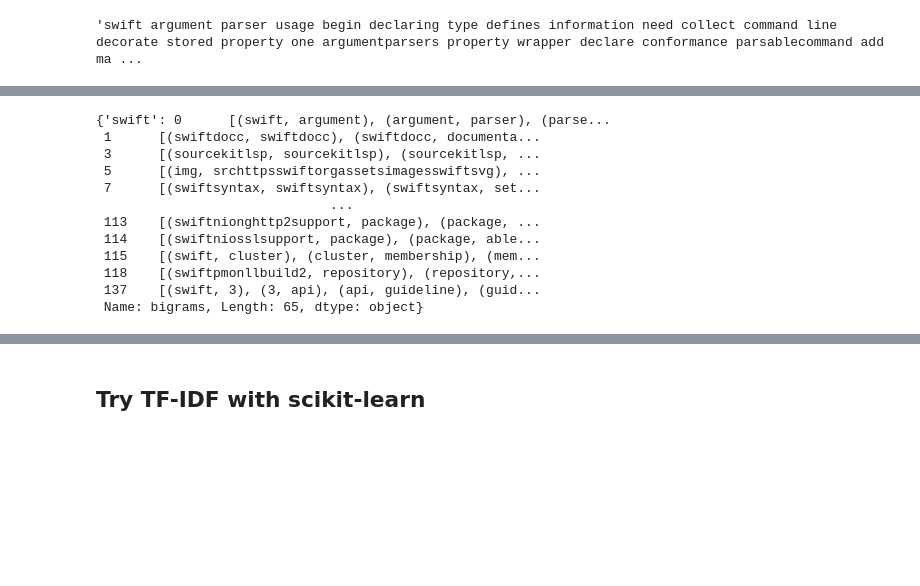
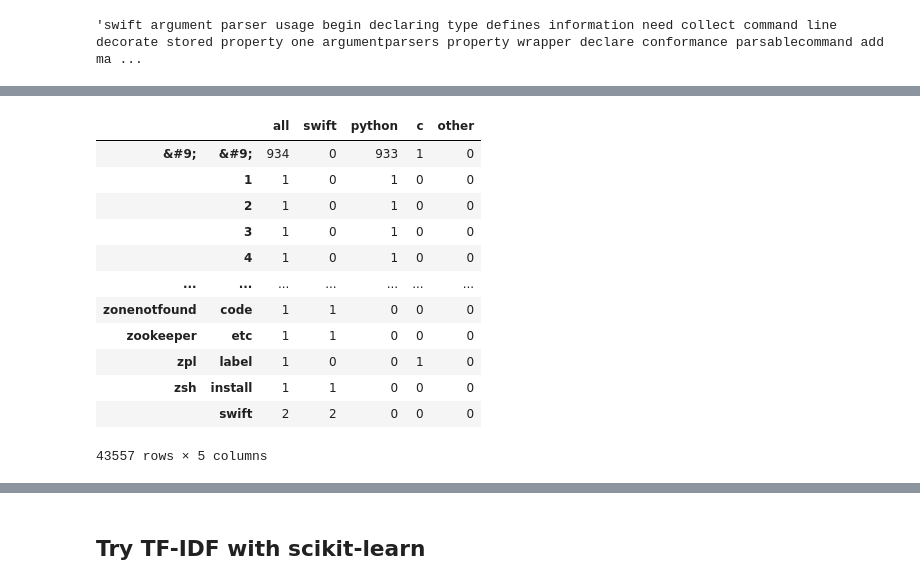
Before and after one commit to NLP-Github-Project-Hopper5/NLP-Github-Project, a Jupyter notebook: bts-workflow.ipynb, the cells around one changed output, grey strips where cells are left out. Drawn from its saved outputs; the diff is of its cells as text; code cells hidden in the pictures; blank space fills up the shorter version.

```diff
--- a/bis-workflow.ipynb
+++ b/bts-workflow.ipynb
@@ -258,6 +258,7 @@ swift_words = ' '.join(df_prep[df_prep.language == 'Swift'].lemmatized)
 c_words = ' '.join(df_prep[df_prep.language == 'C'].lemmatized)
 python_words = ' '.join(df_prep[df_prep.language == 'Python'].lemmatized)
 other_words = ' '.join(df_prep[df_prep.language == 'Other'].lemmatized)
+all_words = ' '.join(df_prep.lemmatized)
 # %%
 swift_words
 # %% [output]
@@ -267,3 +268,4 @@ swift_bigrams = pd.Series(list(nltk.ngrams(swift_words.split(), 2)))
 c_bigrams = pd.Series(list(nltk.ngrams(c_words.split(), 2)))
 python_bigrams = pd.Series(list(nltk.ngrams(python_words.split(), 2)))
 other_bigrams = pd.Series(list(nltk.ngrams(other_words.split(), 2)))
+all_bigrams = pd.Series(list(nltk.ngrams(all_words.split(), 2)))
@@ -309,15 +273,0 @@ dictionary = {'swift': df_prep[df_prep.language == "Swift"].bigrams}
-# %%
-dictionary
-# %% [output]
-{'swift': 0      [(swift, argument), (argument, parser), (parse...
- 1      [(swiftdocc, swiftdocc), (swiftdocc, documenta...
- 3      [(sourcekitlsp, sourcekitlsp), (sourcekitlsp, ...
- 5      [(img, srchttpsswiftorgassetsimagesswiftsvg), ...
- 7      [(swiftsyntax, swiftsyntax), (swiftsyntax, set...
-                              ...
- 113    [(swiftnionghttp2support, package), (package, ...
- 114    [(swiftniosslsupport, package), (package, able...
- 115    [(swift, cluster), (cluster, membership), (mem...
- 118    [(swiftpmonllbuild2, repository), (repository,...
- 137    [(swift, 3), (3, api), (api, guideline), (guid...
- Name: bigrams, Length: 65, dtype: object}
@@ -325,0 +274,28 @@ df_prep
+# %%
+# Top 25 for each language's bigram
+swift_bigram_freq = pd.Series(swift_bigrams).value_counts()
+c_bigram_freq = pd.Series(c_bigrams).value_counts()
+python_bigram_freq = pd.Series(python_bigrams).value_counts()
+other_bigram_freq = pd.Series(other_bigrams).value_counts()
+all_bigram_freq = pd.Series(all_bigrams).value_counts()
+# %%
+word_counts = (pd.concat([all_bigram_freq, swift_bigram_freq, python_bigram_freq, c_bigram_freq, other_bigram_freq], axis = 1, sort = True)
+                .set_axis(['all', 'swift', 'python', 'c', 'other'], axis = 1, inplace = False)
+                .fillna(0)
+                .apply(lambda s: s.astype(int)))
+# %%
+word_counts
+# %% [output]
+|  |  | all | swift | python | c | other |
+| &#9; | &#9; | 934 | 0 | 933 | 1 | 0 |
+|  | 1 | 1 | 0 | 1 | 0 | 0 |
+|  | 2 | 1 | 0 | 1 | 0 | 0 |
+|  | 3 | 1 | 0 | 1 | 0 | 0 |
+|  | 4 | 1 | 0 | 1 | 0 | 0 |
+| ... | ... | ... | ... | ... | ... | ... |
+| zonenotfound | code | 1 | 1 | 0 | 0 | 0 |
+| zookeeper | etc | 1 | 1 | 0 | 0 | 0 |
+| zpl | label | 1 | 0 | 0 | 1 | 0 |
+| zsh | install | 1 | 1 | 0 | 0 | 0 |
+|  | swift | 2 | 2 | 0 | 0 | 0 |
+43557 rows × 5 columns
```
Also changed, not shown: parts of 49 cells of this notebook.
